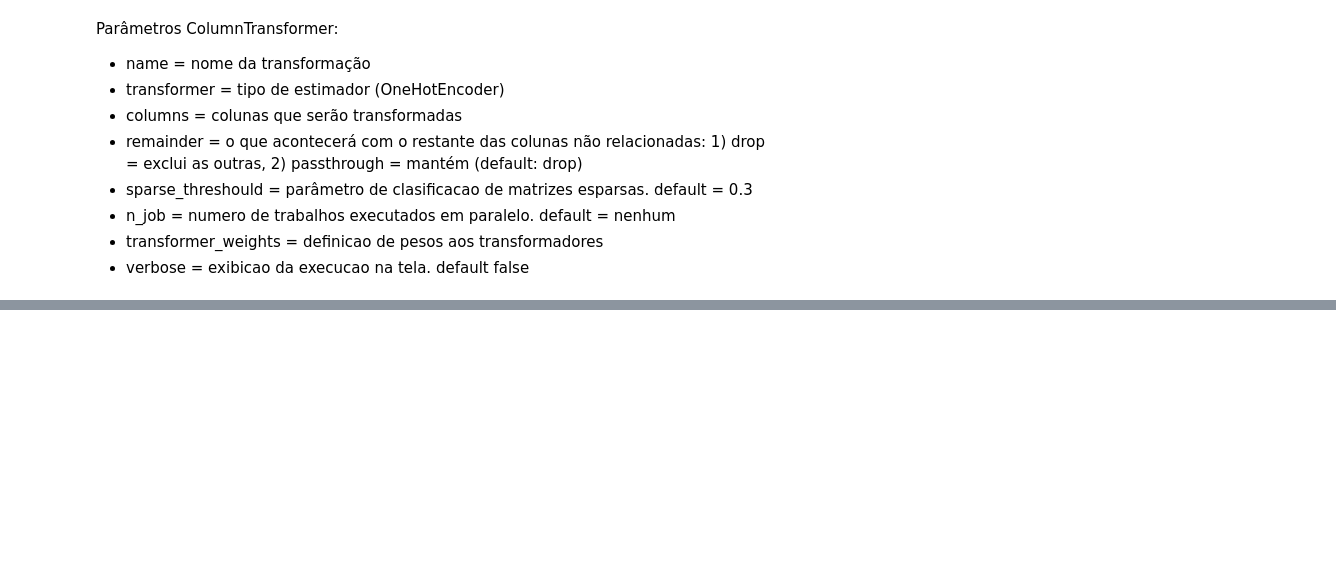
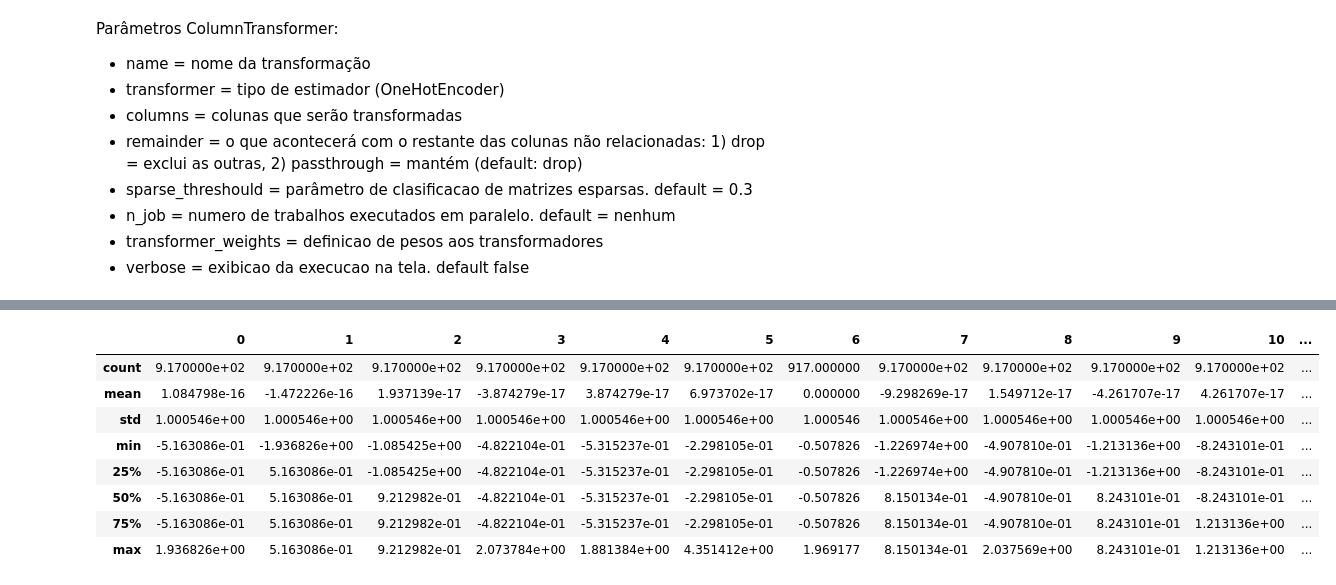
Before and after one commit to rfoliveira/udemy-ml-com-python, a Jupyter notebook: notebooks/classificacao.ipynb, the cells around one changed output, grey strips where cells are left out. Cells and saved outputs as stored; diff of their text form; code cells hidden in the pictures; blank space fills up the shorter version.

```diff
--- a/notebooks/classificacao.ipynb
+++ b/notebooks/classificacao.ipynb
@@ -271,0 +339,13 @@ Parâmetros ColumnTransformer:
+# %%
+previsores3df.describe()
+# Conforme pode ser visto com esse comando, o objetivo do escalonamento é colocar a média (mean), próximo de 0 e o desvio padrão (std), próximo de 1
+# %% [output]
+|  | 0 | 1 | 2 | 3 | 4 | 5 | 6 | 7 | 8 | 9 | 10 | ... |
+| count | 9.170000e+02 | 9.170000e+02 | 9.170000e+02 | 9.170000e+02 | 9.170000e+02 | 9.170000e+02 | 917.000000 | 9.170000e+02 | 9.170000e+02 | 9.170000e+02 | 9.170000e+02 | ... |
+| mean | 1.084798e-16 | -1.472226e-16 | 1.937139e-17 | -3.874279e-17 | 3.874279e-17 | 6.973702e-17 | 0.000000 | -9.298269e-17 | 1.549712e-17 | -4.261707e-17 | 4.261707e-17 | ... |
+| std | 1.000546e+00 | 1.000546e+00 | 1.000546e+00 | 1.000546e+00 | 1.000546e+00 | 1.000546e+00 | 1.000546 | 1.000546e+00 | 1.000546e+00 | 1.000546e+00 | 1.000546e+00 | ... |
+| min | -5.163086e-01 | -1.936826e+00 | -1.085425e+00 | -4.822104e-01 | -5.315237e-01 | -2.298105e-01 | -0.507826 | -1.226974e+00 | -4.907810e-01 | -1.213136e+00 | -8.243101e-01 | ... |
+| 25% | -5.163086e-01 | 5.163086e-01 | -1.085425e+00 | -4.822104e-01 | -5.315237e-01 | -2.298105e-01 | -0.507826 | -1.226974e+00 | -4.907810e-01 | -1.213136e+00 | -8.243101e-01 | ... |
+| 50% | -5.163086e-01 | 5.163086e-01 | 9.212982e-01 | -4.822104e-01 | -5.315237e-01 | -2.298105e-01 | -0.507826 | 8.150134e-01 | -4.907810e-01 | 8.243101e-01 | -8.243101e-01 | ... |
+| 75% | -5.163086e-01 | 5.163086e-01 | 9.212982e-01 | -4.822104e-01 | -5.315237e-01 | -2.298105e-01 | -0.507826 | 8.150134e-01 | -4.907810e-01 | 8.243101e-01 | 1.213136e+00 | ... |
+| max | 1.936826e+00 | 5.163086e-01 | 9.212982e-01 | 2.073784e+00 | 1.881384e+00 | 4.351412e+00 | 1.969177 | 8.150134e-01 | 2.037569e+00 | 8.243101e-01 | 1.213136e+00 | ... |
```
Also changed, not shown: parts of 27 cells of this notebook.
